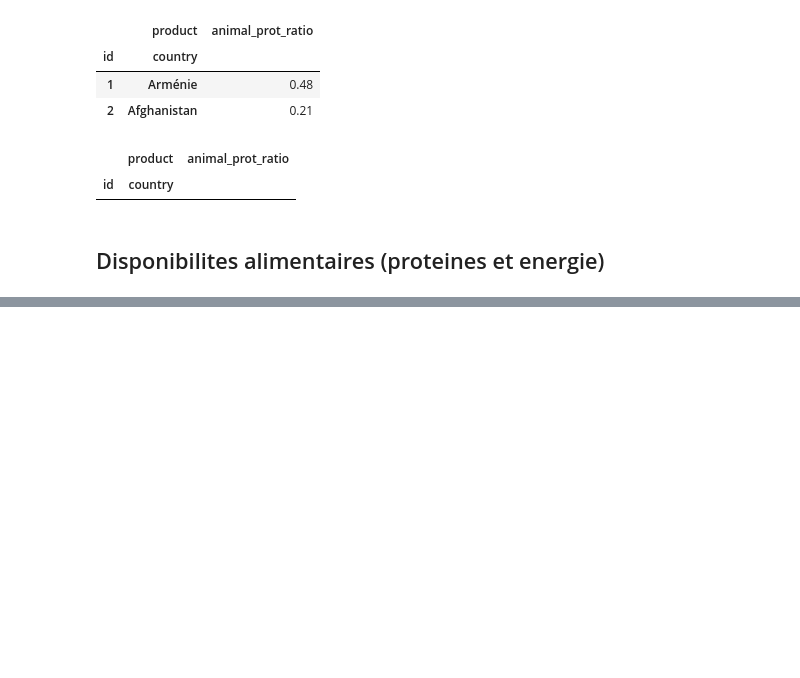
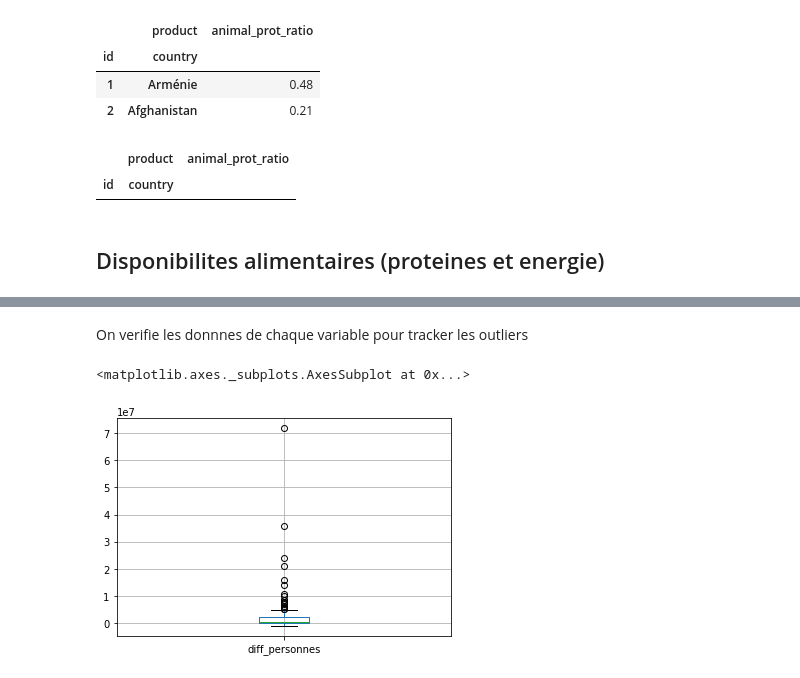
Before and after one commit to Sh4mSh4m/OCR_DA_proj5, a Jupyter notebook: Projet 5 - Etude de marche Loco Pollo.ipynb, the cells around one changed output, grey strips where cells are left out. Cells and saved outputs as stored; diff of their text form; code cells hidden in the pictures; blank space fills up the shorter version.

Commit message:
v1 data

```diff
--- a/Projet 5 - Etude de marche Loco Pollo.ipynb
+++ b/Projet 5 - Etude de marche Loco Pollo.ipynb
@@ -187,0 +269,4 @@ df_dispo_alim.head(3)
+# %%
+df_imp_disp_p = df_import_disp_volailles.pivot_table(index=['id', 'country'], columns=['elt_id'], values='value')
+df_imp_disp_p.columns = ['dispo_kcal_aper_aday', 'dispo_prot_g_aper_aday', 'importations_ktons']
+df_imp_disp_p.head(3)
@@ -187,0 +296,6 @@ df_dispo_alim.head(3)
+# %%
+df_data = pd.merge(df_diff_pop, df_animal_prot_ratio, on=['id', 'country'], how='right') # on elimine les pays dont on a pas d'info en termes de dispo
+df_data = df_data.merge(df_dispo_alim, on=['id', 'country'], how='left')
+df_data = df_data.merge(df_pib_b, on=['id', 'country'], how='left')
+df_data = df_data.merge(df_pib_b_p, on=['id', 'country'], how='left')
+df_data = df_data.merge(df_imp_disp_p, on=['id', 'country'], how='right')
@@ -187,0 +339,7 @@ df_dispo_alim.head(3)
+# %%
+df_data = df_data.reset_index()
+# %%
+df_data.drop(df_data[df_data['country']=='Chine'].index, inplace=True) # Doublon des pays
+df_data.drop(df_data[df_data['country']=='France'].index, inplace=True) # pas besoin d'etudier la France
+df_data.drop(df_data[df_data['id']==116].index, inplace=True) # Retrait de la Coree du Nord
+df_data
@@ -187,0 +360,7 @@ df_dispo_alim.head(3)
+# %% [markdown]
+On verifie les donnnes de chaque variable pour tracker les outliers
+# %%
+df_data.boxplot(column=['diff_personnes'])
+# %% [output]
+<matplotlib.axes._subplots.AxesSubplot at 0x...>
+[figure, added]
```
Also changed, not shown: parts of 33 cells of this notebook, 2 other files.
